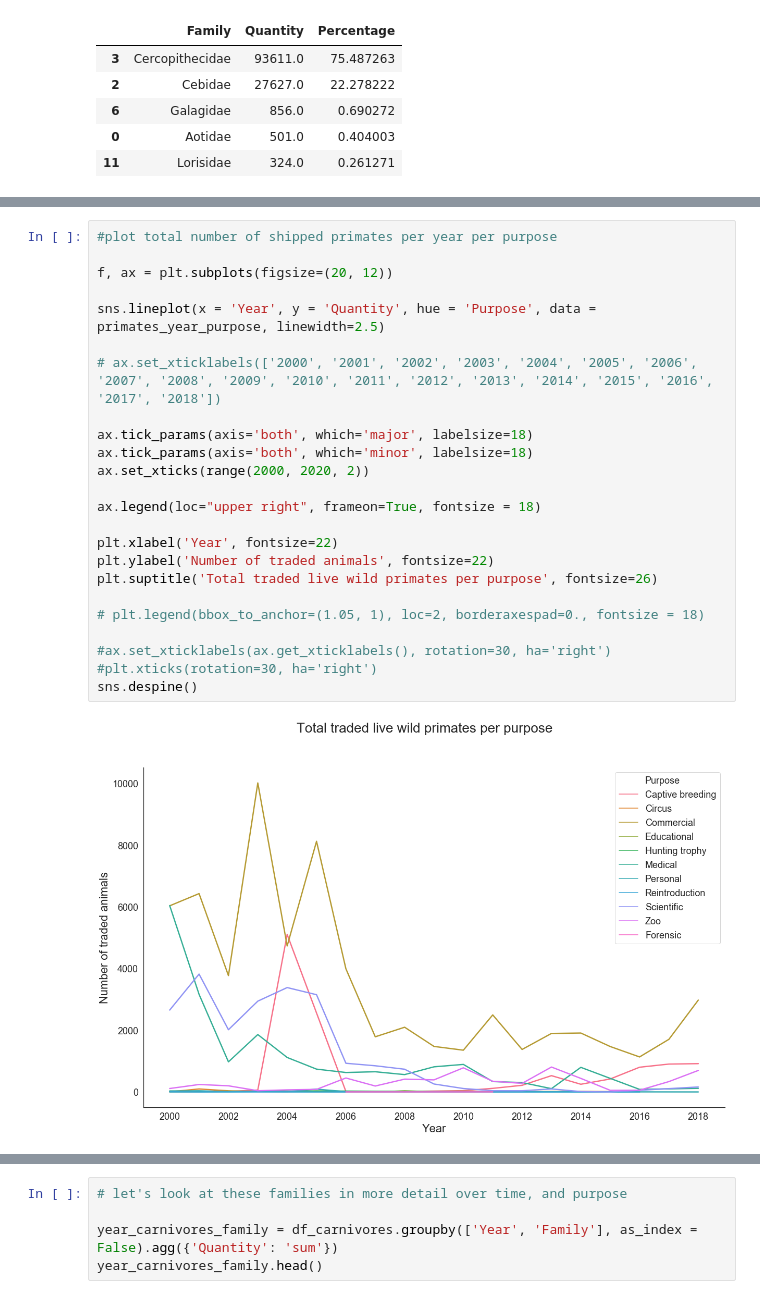
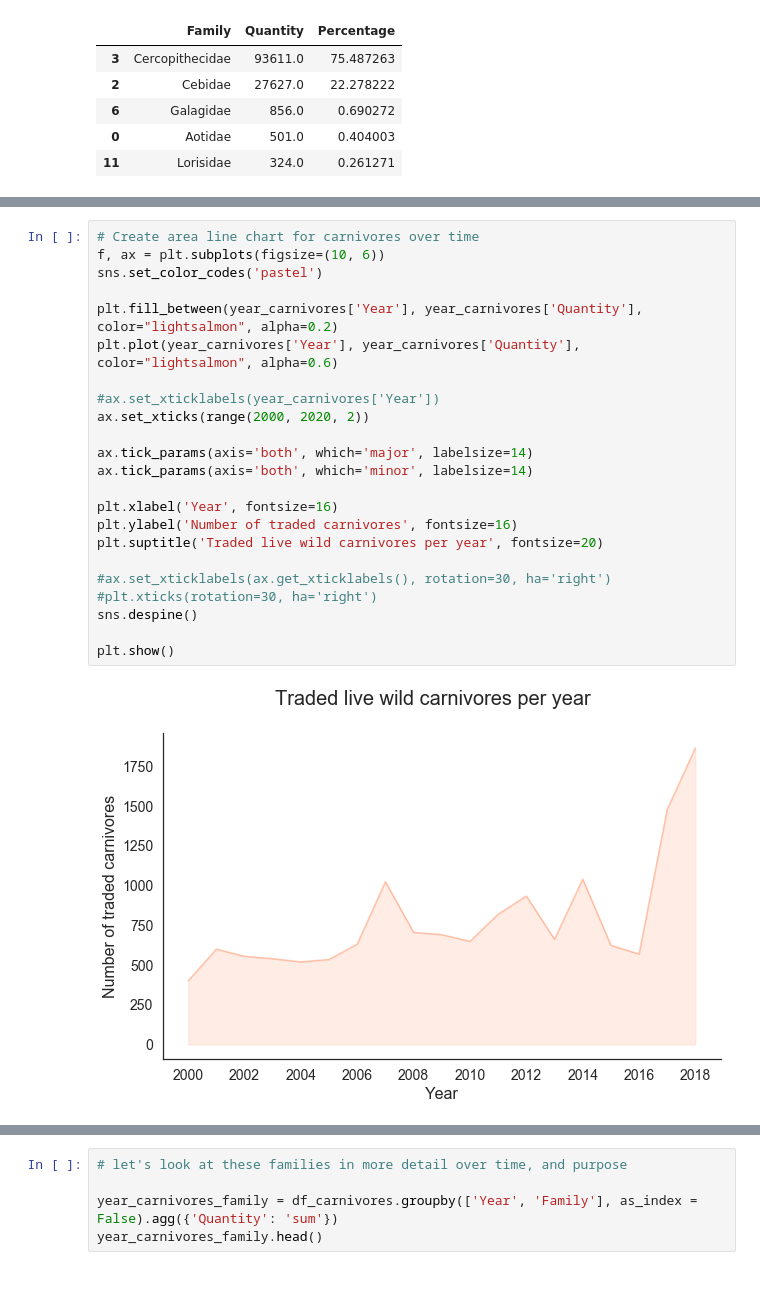
Before and after one commit to paoloironhack/dataptams2020, a Jupyter notebook: projects/Project4_Module2_Final_Project/your-code/Project4_notebook1.ipynb, the cells around one changed output, grey strips where cells are left out. Cells and saved outputs as stored; diff of their text form.

```diff
--- a/projects/Project4_Module2_Final_Project/your-code/Project4_notebook1.ipynb
+++ b/projects/Project4_Module2_Final_Project/your-code/Project4_notebook1.ipynb
@@ -627,26 +657,25 @@ primates_year_purpose.head(20)
 # %%
-#plot total number of shipped primates per year per purpose
+# Create area line chart for carnivores over time
+f, ax = plt.subplots(figsize=(10, 6))
+sns.set_color_codes('pastel')
 
-f, ax = plt.subplots(figsize=(20, 12))
+plt.fill_between(year_carnivores['Year'], year_carnivores['Quantity'], color="lightsalmon", alpha=0.2)
+plt.plot(year_carnivores['Year'], year_carnivores['Quantity'], color="lightsalmon", alpha=0.6)
 
-sns.lineplot(x = 'Year', y = 'Quantity', hue = 'Purpose', data = primates_year_purpose, linewidth=2.5)
-
-# ax.set_xticklabels(['2000', '2001', '2002', '2003', '2004', '2005', '2006', '2007', '2008', '2009', '2010', '2011', '2012', '2013', '2014', '2015', '2016', '2017', '2018'])
-
-ax.tick_params(axis='both', which='major', labelsize=18)
-ax.tick_params(axis='both', which='minor', labelsize=18)
+#ax.set_xticklabels(year_carnivores['Year'])
 ax.set_xticks(range(2000, 2020, 2))
 
-ax.legend(loc="upper right", frameon=True, fontsize = 18)
+ax.tick_params(axis='both', which='major', labelsize=14)
+ax.tick_params(axis='both', which='minor', labelsize=14)
 
-plt.xlabel('Year', fontsize=22)
-plt.ylabel('Number of traded animals', fontsize=22)
-plt.suptitle('Total traded live wild primates per purpose', fontsize=26)
-
-# plt.legend(bbox_to_anchor=(1.05, 1), loc=2, borderaxespad=0., fontsize = 18)
+plt.xlabel('Year', fontsize=16)
+plt.ylabel('Number of traded carnivores', fontsize=16)
+plt.suptitle('Traded live wild carnivores per year', fontsize=20)
 
 #ax.set_xticklabels(ax.get_xticklabels(), rotation=30, ha='right')
 #plt.xticks(rotation=30, ha='right')
 sns.despine()
+
+plt.show()
 # %% [output]
-[figure, old version]
+[figure, new version]
```
Also changed, not shown: parts of 48 cells of this notebook.
